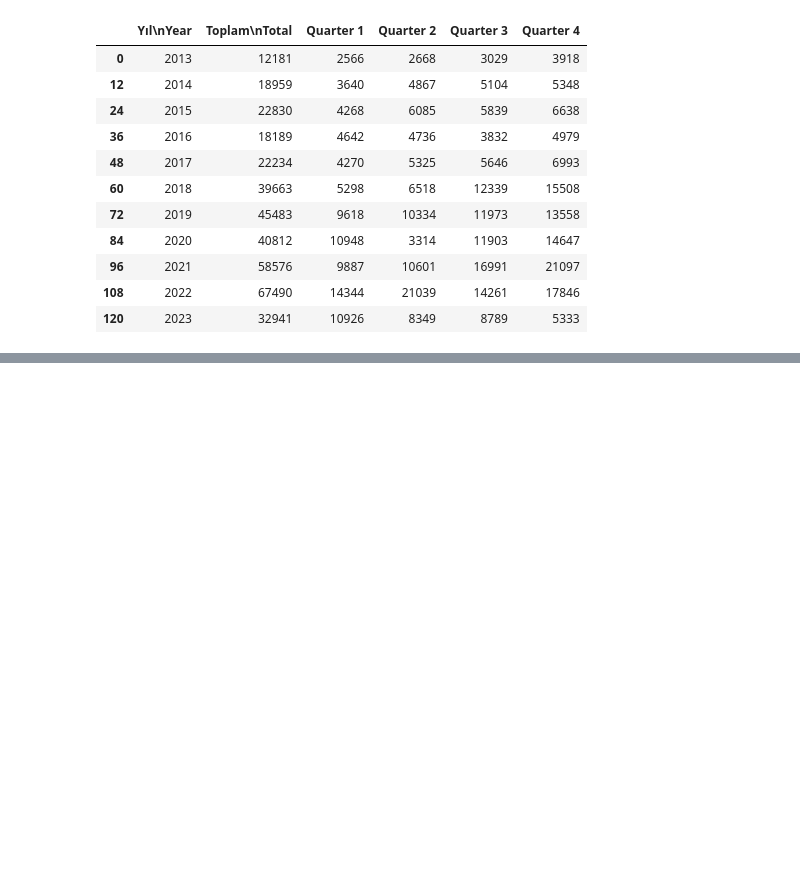
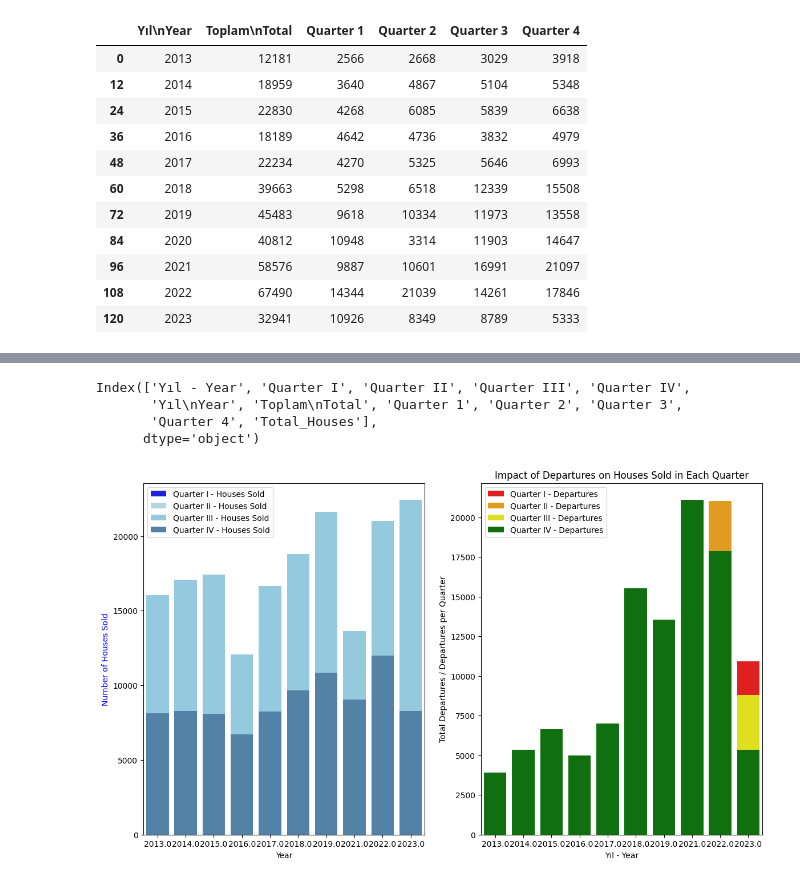
Before and after one commit to aliyan08/Introduction-to-Data-Science, a Jupyter notebook: house sold to foreigners cleaning.ipynb, the cells around one changed output, grey strips where cells are left out. Drawn from its saved outputs; the diff is of its cells as text; code cells hidden in the pictures; blank space fills up the shorter version.

```diff
--- a/house sold to foreigners cleaning.ipynb
+++ b/house sold to foreigners cleaning.ipynb
@@ -325,0 +433,3 @@ departing_df = departing_df[departing_df['Yıllık - Annual \nÇeyrek - Quarter'
+# %%
+#substitute 2023 quarter 4 with median of quarter 4 column
+departing_df_pivot.loc[departing_df_pivot['Yıl - Year'] == 2023, 'Quarter IV'] = departing_df_pivot['Quarter IV'].median()
@@ -338,3 +462,5 @@ df1.head(20)
 | 96 | 2021 | 58576 | 9887 | 10601 | 16991 | 21097 |
 | 108 | 2022 | 67490 | 14344 | 21039 | 14261 | 17846 |
 | 120 | 2023 | 32941 | 10926 | 8349 | 8789 | 5333 |
+# %%
+merged_df = pd.merge(departing_df_pivot, df1, left_on='Yıl - Year', right_on='Yıl\nYear', how='inner')
@@ -340,0 +481,7 @@ df1.head(20)
+# %%
+#Change the values of Quarter I , Quarter II, Quarter III, Quarter IV columns to 1000s
+merged_df['Quarter I'] = merged_df['Quarter I'] / 1000
+merged_df['Quarter II'] = merged_df['Quarter II'] / 1000
+merged_df['Quarter III'] = merged_df['Quarter III'] / 1000
+merged_df['Quarter IV'] = merged_df['Quarter IV'] / 1000
+merged_df['Toplam\nTotal'] = merged_df['Toplam\nTotal'] / 1000
@@ -340,0 +502,37 @@ df1.head(20)
+# %%
+#add a total column for Quarter 1,2,3,4
+merged_df['Total_Houses'] = merged_df['Quarter 1'] + merged_df['Quarter 2'] + merged_df['Quarter 3'] + merged_df['Quarter 4']
+# %%
+merged_df.columns
+# %% [output]
+Index(['Yıl - Year', 'Quarter I', 'Quarter II', 'Quarter III', 'Quarter IV',
+       'Yıl\nYear', 'Toplam\nTotal', 'Quarter 1', 'Quarter 2', 'Quarter 3',
+       'Quarter 4', 'Total_Houses'],
+      dtype='object')
+# %%
+
+# Create subplots
+fig, (ax1, ax2) = plt.subplots(nrows=1, ncols=2, figsize=(14, 8))
+
+# Grouped bar plot for houses sold in each quarter
+sns.barplot(data=merged_df, x='Yıl - Year', y='Quarter I', label='Quarter I - Houses Sold', color='blue', ax=ax1)
+sns.barplot(data=merged_df, x='Yıl - Year', y='Quarter II', label='Quarter II - Houses Sold', color='lightblue', ax=ax1)
+sns.barplot(data=merged_df, x='Yıl - Year', y='Quarter III', label='Quarter III - Houses Sold', color='skyblue', ax=ax1)
+sns.barplot(data=merged_df, x='Yıl - Year', y='Quarter IV', label='Quarter IV - Houses Sold', color='steelblue', ax=ax1)
+
+# Create a secondary y-axis for total departures
+sns.barplot(data=merged_df, x='Yıl - Year', y='Quarter 1', label='Quarter I - Departures', color='red', ax=ax2)
+sns.barplot(data=merged_df, x='Yıl - Year', y='Quarter 2', label='Quarter II - Departures', color='orange', ax=ax2)
+sns.barplot(data=merged_df, x='Yıl - Year', y='Quarter 3', label='Quarter III - Departures', color='yellow', ax=ax2)
+sns.barplot(data=merged_df, x='Yıl - Year', y='Quarter 4', label='Quarter IV - Departures', color='green', ax=ax2)
+
+# Set labels and title
+ax1.set_xlabel('Year')
+ax1.set_ylabel('Number of Houses Sold', color='blue')
+ax2.set_ylabel('Total Departures / Departures per Quarter', color='black')
+plt.title('Impact of Departures on Houses Sold in Each Quarter')
+
+# Display the plot
+plt.show()
+# %% [output]
+[figure, added]
```
Also changed, not shown: parts of 14 cells of this notebook, 3 other files.
